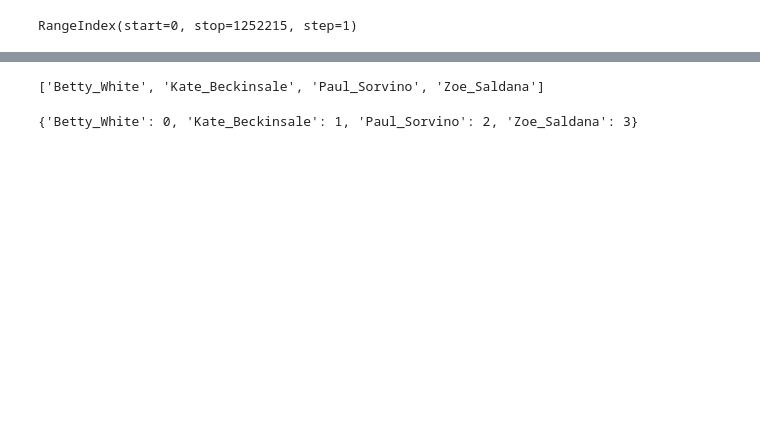
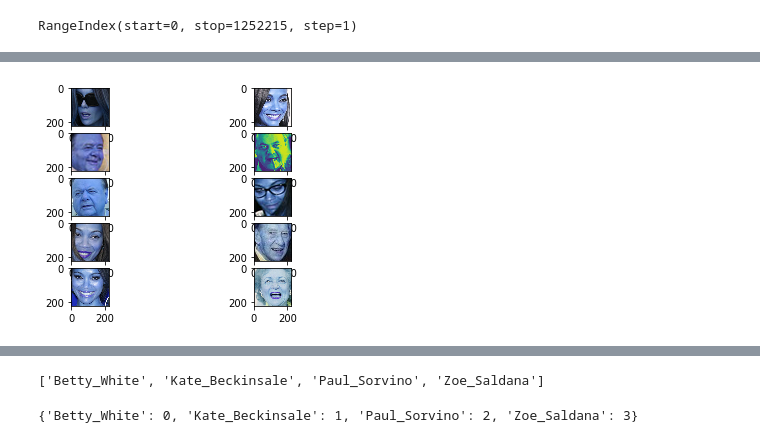
Before and after one commit to chrismattmann/MLwithTensorFlow2ed, a Jupyter notebook: Listing 9.18-eoc-assign.ipynb, the cells around one changed output, grey strips where cells are left out. Saved outputs shown, nothing was run; the diff lists cells and outputs as text; code cells hidden in the pictures; blank space fills up the shorter version.

```diff
--- a/Listing 9.18-eoc-assign.ipynb
+++ b/Listing 9.18-eoc-assign.ipynb
@@ -249,7 +474,7 @@ df.index
 # %% [output]
 RangeIndex(start=0, stop=1252215, step=1)
 # %%
-data_root_orig = 'vgg-face'
+data_root_orig = '/tmp/fs_829075/vgg-face'
 data_root = pathlib.Path(data_root_orig)
 # %%
 for item in data_root.iterdir():
@@ -289,3 +538,14 @@ def caption_image(image_path):
+# %%
+plt.figure()
+for n in range(10):
+    plt.subplot(5,2,n+1)
+    p = all_image_paths[n]
+    image = imread(p)
+
+    #plt.imshow(cv2.cvtColor(image, cv2.COLOR_RGB2BGR))
+    plt.imshow(np.abs(image))
+# %% [output]
+[figure, added]
 # %%
 plt.figure()
 for n in range(3):
```
Also changed, not shown: parts of 68 cells of this notebook, 3 other files.
